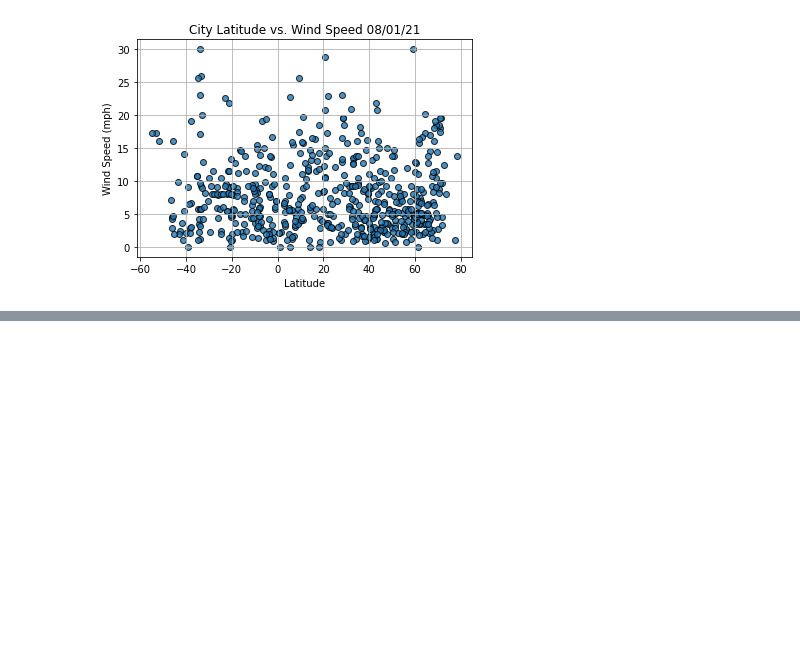
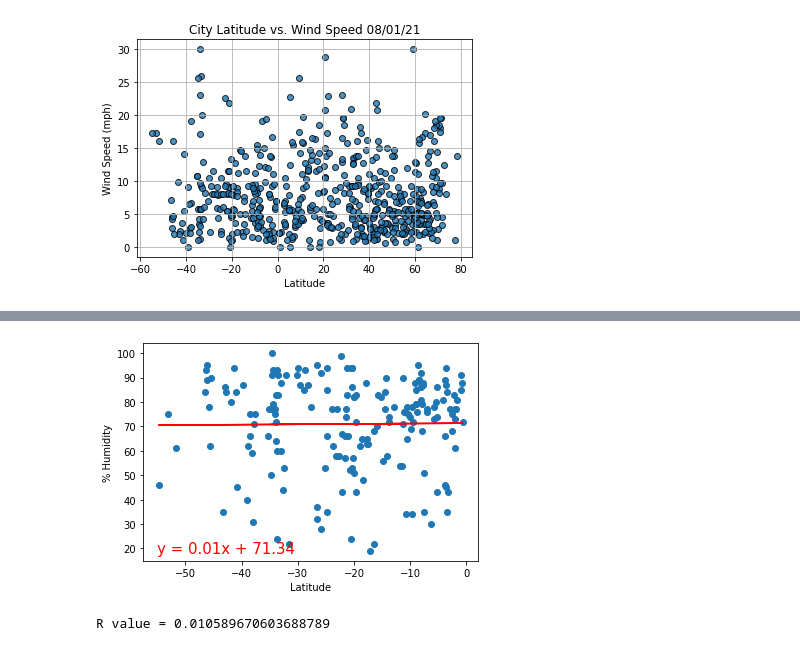
Before and after one commit to PGL50/World_Weather_Analysis, a Jupyter notebook: WeatherPy.ipynb, the cells around one changed output, grey strips where cells are left out. Saved outputs shown, nothing was run; the diff lists cells and outputs as text; code cells hidden in the pictures; blank space fills up the shorter version.

```diff
--- a/WeatherPy.ipynb
+++ b/WeatherPy.ipynb
@@ -321,0 +438,11 @@ plt.show()
+# %%
+# Linear regression on the Southern Hemisphere
+x_values = southern_hemi_df["Lat"]
+y_values = southern_hemi_df["Humidity"]
+# Call the function.
+plot_linear_regression(x_values, y_values,
+                       'Linear Regression on the Southern Hemisphere \
+                        for % Humidity', '% Humidity',(-55,18))
+# %% [output]
+[figure, added]
+R value = 0.010589670603688789
```
Also changed, not shown: parts of 13 cells of this notebook.
